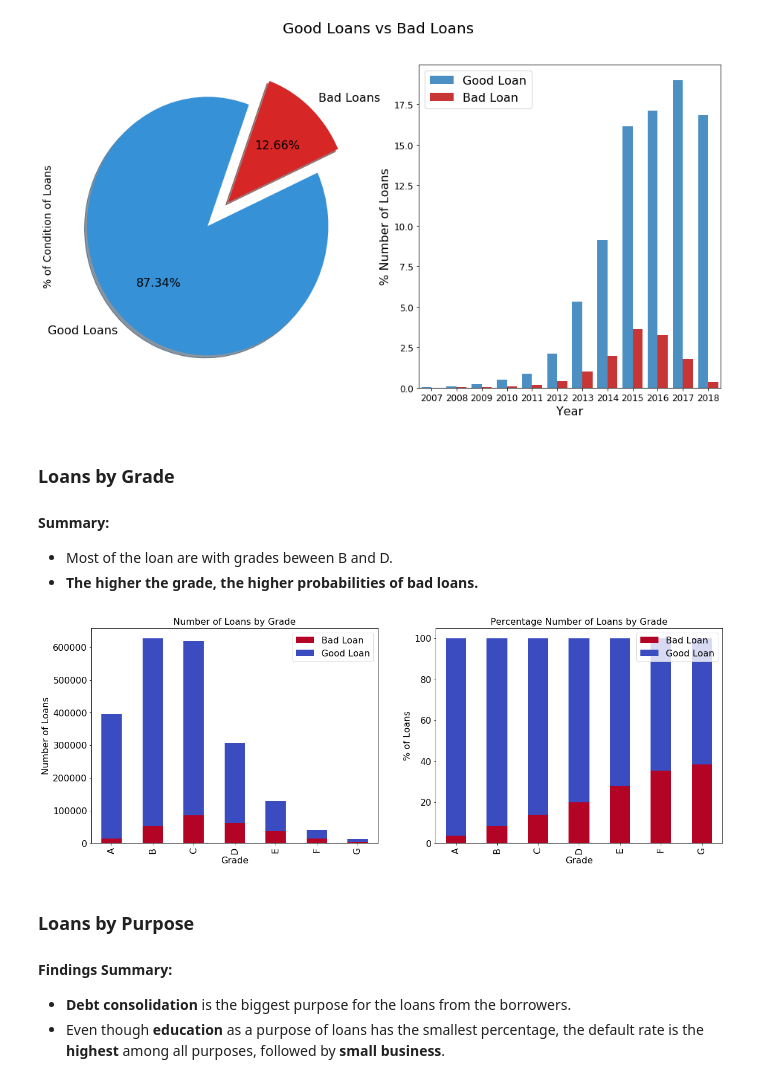
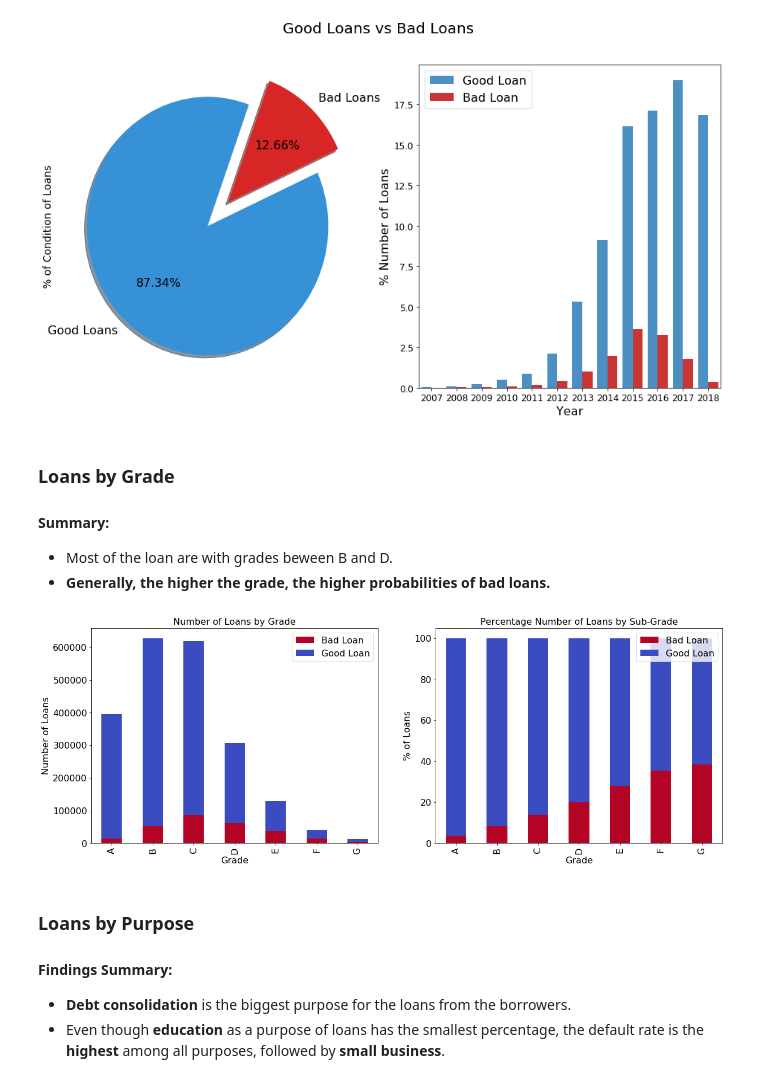
Before and after one commit to hz336/CS109A_LendingClub, a Jupyter notebook: notebooks/LC_EDA.ipynb, the cells around one changed output. Saved outputs shown, nothing was run; the diff lists cells and outputs as text; code cells hidden in the pictures.

```diff
--- a/notebooks/LC_EDA.ipynb
+++ b/notebooks/LC_EDA.ipynb
@@ -196,7 +196,7 @@ ax[1].tick_params(labelsize=12)
 <h4> Summary: </h4>
 <ul>
 <li> Most of the loan are with grades beween B and D. </li>
-<li> <b>The higher the grade, the higher probabilities of bad loans.</b> </li>
+<li> <b>Generally, the higher the grade, the higher probabilities of bad loans.</b> </li>
 </ul>
 # %%
 # Loans by grade
@@ -211,24 +211,24 @@ by_grade_norm.drop(['sum'], inplace=True, axis=1)
 # %%
 f, ax = plt.subplots(1, 2, figsize=(20,7))
 
 cmap = plt.cm.coolwarm_r
 
 by_grade.plot(kind='bar', stacked=True, colormap=cmap, ax=ax[0], grid=False)
 ax[0].set_title('Number of Loans by Grade', fontsize=16)
 ax[0].set_xlabel('Grade', fontsize=16)
 ax[0].set_ylabel('Number of Loans', fontsize=16)
 ax[0].tick_params(labelsize=16)
 ax[0].legend(fontsize=16)
 
 by_grade_norm.plot(kind='bar', stacked=True, ax=ax[1], colormap=cmap)
-ax[1].set_title('Percentage Number of Loans by Grade', fontsize=16)
+ax[1].set_title('Percentage Number of Loans by Sub-Grade', fontsize=16)
 ax[1].set_xlabel('Grade', fontsize=16)
 ax[1].set_ylabel('% of Loans', fontsize=16)
 ax[1].tick_params(labelsize=16)
 ax[1].legend(fontsize=16)
 plt.show()
 # %% [output]
-[figure, old version]
+[figure, new version]
 # %% [markdown]
 ### Loans by Purpose
 
```
Also changed, not shown: parts of 25 cells of this notebook, 13 other files.
